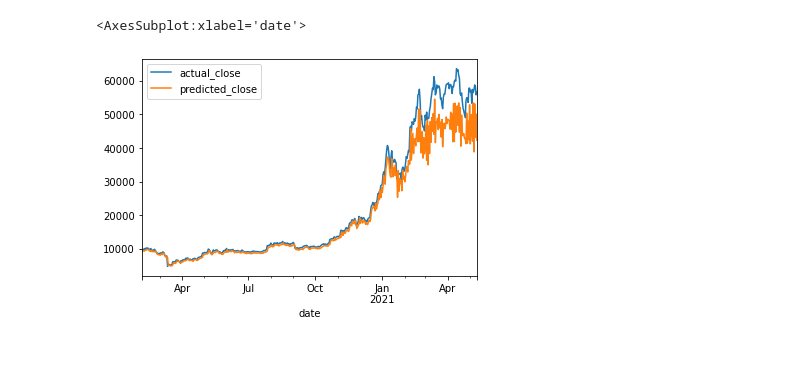
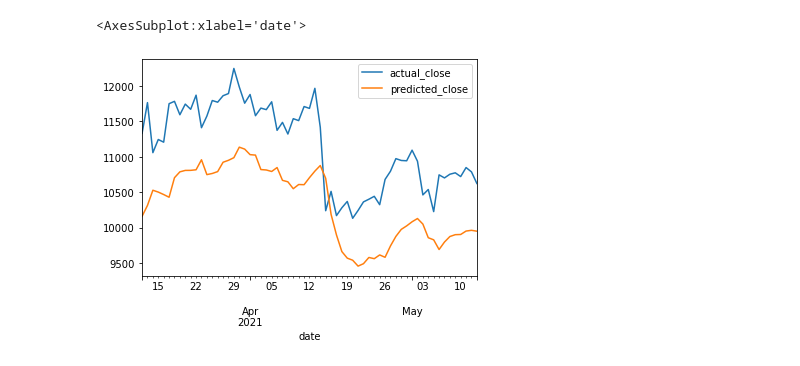
Before and after one commit to georgekoul26/Bitcoin_Models, a Jupyter notebook: GRU_testmodel.ipynb, the cells around one changed output. Cells and saved outputs as stored; diff of their text form; code cells hidden in the pictures.

```diff
--- a/GRU_testmodel.ipynb
+++ b/GRU_testmodel.ipynb
@@ -159,21 +159,23 @@ dataset
 # dataset.dropna(inplace=True)
 # dataset
 # %%
-def window_data(df, window, target_column):
+def window_data(df, window, target_column, lag=0, target_as_feature=True):
     Xdf = df
     ydf = df[target_column]
+    if target_as_feature == False:
+        Xdf=Xdf.drop(columns=[target_column])
     X, y = [], []
-    for i in range(len(Xdf)-window):
-        features = Xdf[i:i+window]
+    for i in range(len(Xdf)-window-lag):
+        features = Xdf[i+lag:i+window+lag]
         X.append(features)
-    for i in range(len(ydf)-window):
-        target = ydf[i+window]
+    for i in range(len(ydf)-window-lag):
+        target = ydf[i+window+lag]
         y.append(target)
     return np.array(X), np.array(y).reshape(-1,1)
 # %%
-X, y = window_data(data_new, 20, "price")
+X, y = window_data(data_new, 15, "close", 0, True)
 # %%
-split = int(0.8 * len(X))
+split = int(0.97 * len(X))
 X_train = X[: split]
 X_test = X[split:]
 y_train = y[: split]
@@ -198,14 +200,14 @@ y_test = sc.transform(y_test)
 #GRU model
 model = Sequential()
 epochs = 10
-model.add(GRU(100, return_sequences=True, input_shape=(X_train.shape[1],6)))
+model.add(GRU(50, return_sequences=True, input_shape=(X_train.shape[1],10)))
 model.add(Dropout(0.2))
-model.add(GRU(64))
-model.add(Dropout(0.1))
-model.add(Dense(32))
+model.add(GRU(32))
+model.add(Dropout(0.2))
+model.add(Dense(16))
 model.add(Dropout(0.2))
 model.add(Dense(1))
 model.compile(loss="mse", optimizer="adam")
-fit = model.fit(X_train, y_train, batch_size=1, epochs = epochs, validation_split=.1)
+fit = model.fit(X_train, y_train, batch_size=3, epochs = epochs, validation_split=.1)
 # %% [output]
 Epoch 1/10
@@ -284,12 +286,12 @@ actual_close = sc.inverse_transform(y_test.reshape(-1, 1))
 # %%
 results_df = pd.DataFrame({
     'actual_close': actual_close.ravel(),
     "predicted_close": predicted_close.ravel()
-    }, index = data_new.index[-len(actual_close): ])
+    }, index = dataset.index[-len(actual_close): ])
 results_df.plot()
 # %% [output]
 <AxesSubplot:xlabel='date'>
-[figure, old version]
+[figure, new version]
 # %%
 results_prices_df = pd.concat([ohlc_df, results_df], axis=1, join='inner')
 results_prices_df['predicted_perc_change'] = results_prices_df['predicted_close'].pct_change()
```
Also changed, not shown: parts of 15 cells of this notebook, 1 other file.
